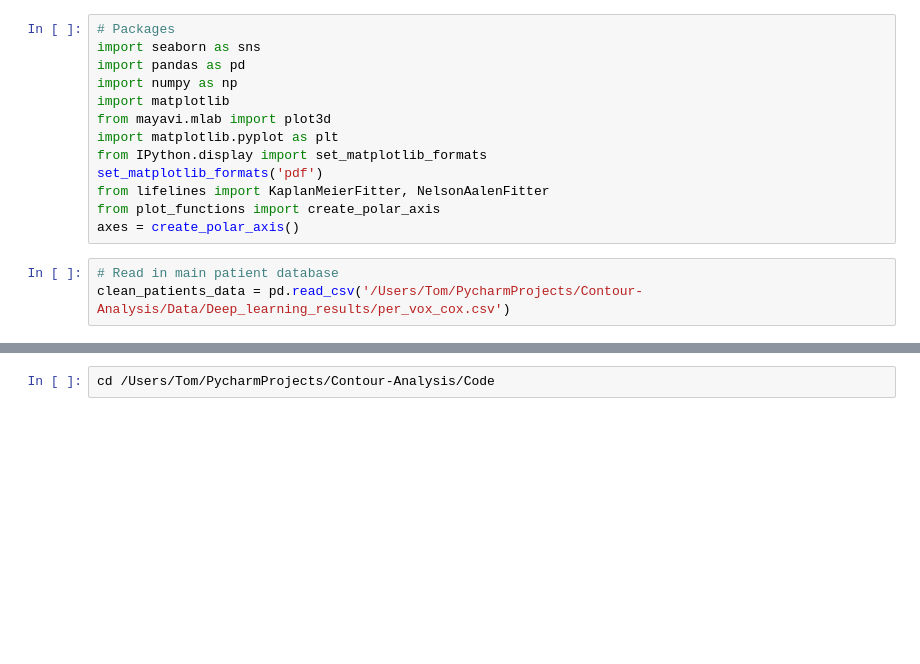
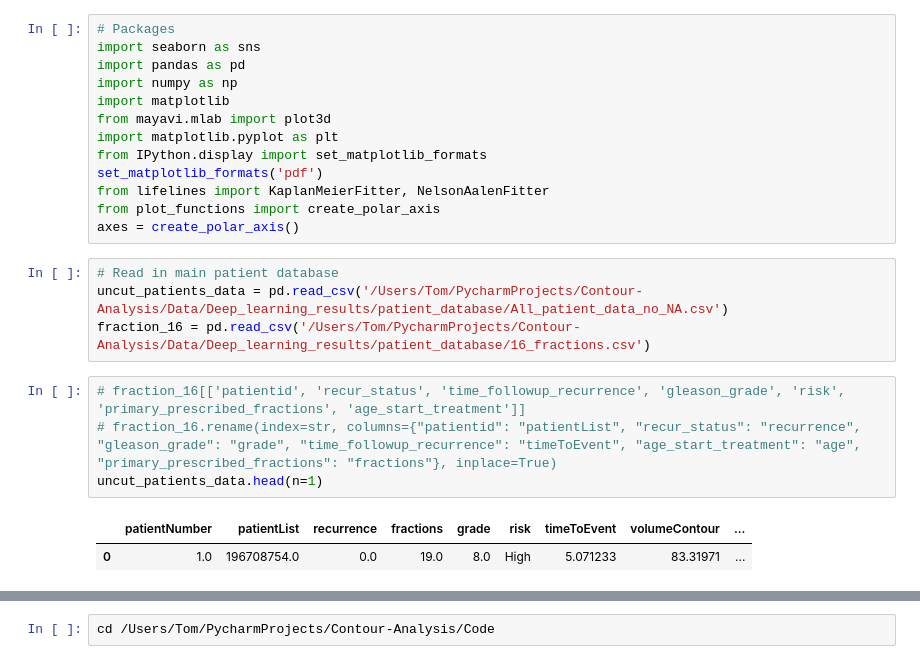
Before and after one commit to ThomasMullen/Contour-Analysis, a Jupyter notebook: Code/Contour-analysis-notepad.ipynb, the cells around one changed output, grey strips where cells are left out. Cells and saved outputs as stored; diff of their text form; blank space fills up the shorter version.

```diff
--- a/Code/Contour-analysis-notepad.ipynb
+++ b/Code/Contour-analysis-notepad.ipynb
@@ -13,4 +13,12 @@ from plot_functions import create_polar_axis
 axes = create_polar_axis()
 # %%
 # Read in main patient database
-clean_patients_data = pd.read_csv('/Users/Tom/PycharmProjects/Contour-Analysis/Data/Deep_learning_results/per_vox_cox.csv')
+uncut_patients_data = pd.read_csv('/Users/Tom/PycharmProjects/Contour-Analysis/Data/Deep_learning_results/patient_database/All_patient_data_no_NA.csv')
+fraction_16 = pd.read_csv('/Users/Tom/PycharmProjects/Contour-Analysis/Data/Deep_learning_results/patient_database/16_fractions.csv')
+# %%
+# fraction_16[['patientid', 'recur_status', 'time_followup_recurrence', 'gleason_grade', 'risk', 'primary_prescribed_fractions', 'age_start_treatment']]
+# fraction_16.rename(index=str, columns={"patientid": "patientList", "recur_status": "recurrence", "gleason_grade": "grade", "time_followup_recurrence": "timeToEvent", "age_start_treatment": "age", "primary_prescribed_fractions": "fractions"}, inplace=True)
+uncut_patients_data.head(n=1)
+# %% [output]
+|  | patientNumber | patientList | recurrence | fractions | grade | risk | timeToEvent | volumeContour | ... |
+| 0 | 1.0 | 196708754.0 | 0.0 | 19.0 | 8.0 | High | 5.071233 | 83.31971 | ... |
```
Also changed, not shown: parts of 35 cells of this notebook, 1 other file.
